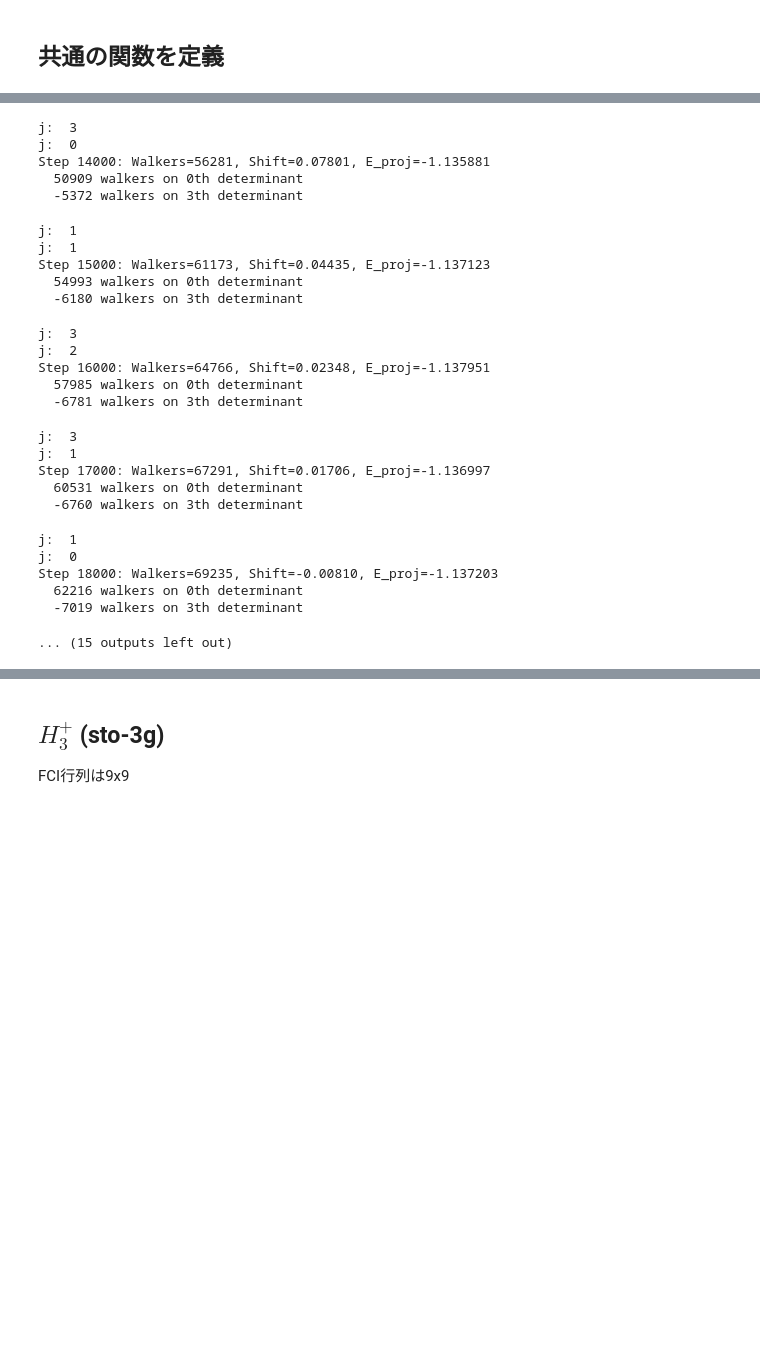
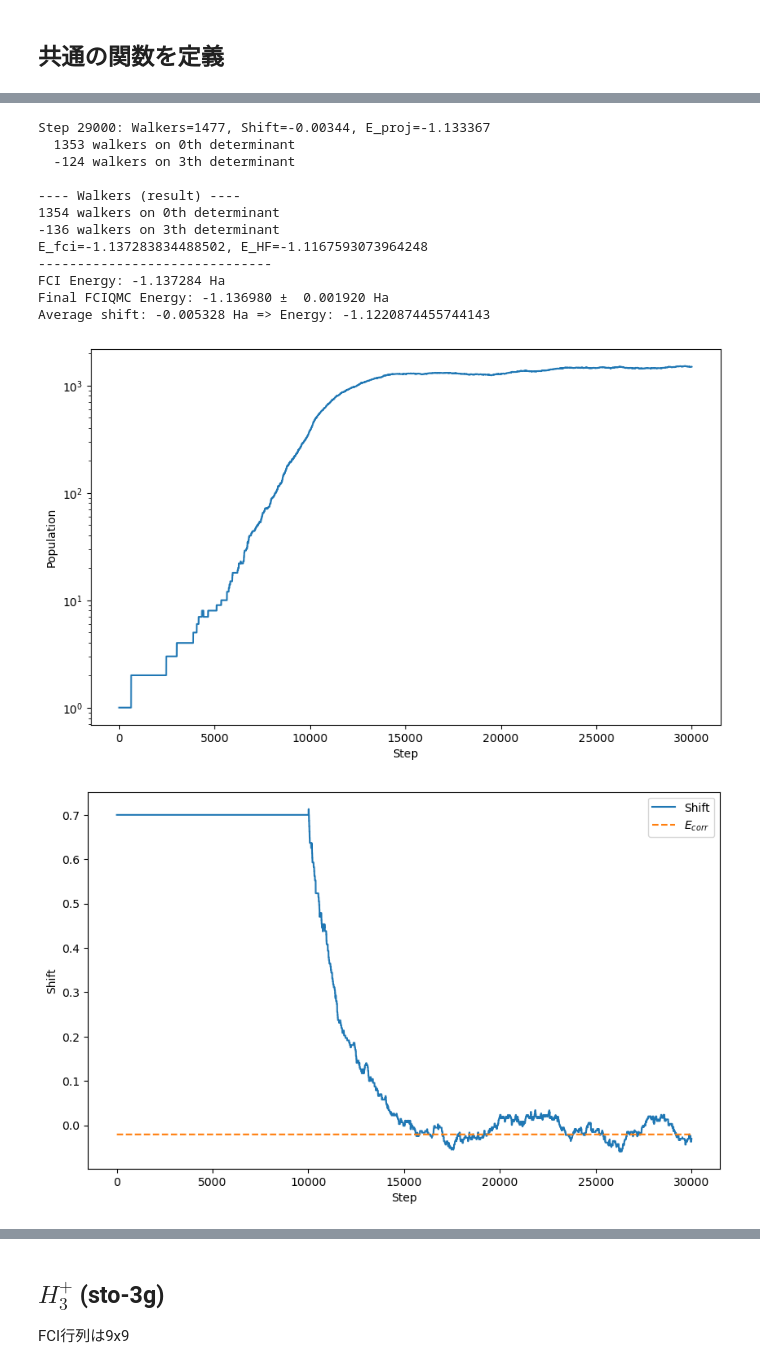
Before and after one commit to harada4atsushi/SeniorThesis, a Jupyter notebook: FCIQMC.ipynb, the cells around one changed output, grey strips where cells are left out. Drawn from its saved outputs; the diff is of its cells as text; code cells hidden in the pictures; blank space fills up the shorter version.

```diff
--- a/FCIQMC.ipynb
+++ b/FCIQMC.ipynb
@@ -53,7 +53,7 @@ def build_hamiltonian(mol):
 
 
 def FCIQMC(mol, shift=0, init_n_walker=1, n_steps=5000, step_starting_shift_upd=500, n_prod=2500,
-           shift_upd_interval=10, dt=0.001, damping=0.05):
+           shift_upd_interval=10, dt=0.001, damping=0.05, debug=True):
     """
     Full Configuration Interaction Quantum Monte Carlo (FCIQMC) を用いて基底状態エネルギーを推定する。
 
@@ -67,6 +67,7 @@ def FCIQMC(mol, shift=0, init_n_walker=1, n_steps=5000, step_starting_shift_upd=
         n_prod: E_projの平均を計算するステップ数（処理完了時からこのステップ数遡って平均を取る）
         dt: imaginary time step（時間刻み）。小さいほど安定するが計算コストが増える
         damping: Shift更新時の更新の程度表すパラメータ
+        debug: デバッグモード
 
 
     Returns:
@@ -116,7 +117,7 @@ def FCIQMC(mol, shift=0, init_n_walker=1, n_steps=5000, step_starting_shift_upd=
         tqdm.write(f"{v} walkers on {k}th determinant")
 
 
-    for step in tqdm(range(n_steps)):
+    for step in tqdm(range(n_steps), disable=(not debug)):
         new_walkers = defaultdict(int)
 
         # walkersが乗っている行列式の全てのインデックスを取得
@@ -206,21 +207,32 @@ def FCIQMC(mol, shift=0, init_n_walker=1, n_steps=5000, step_starting_shift_upd=
         # E_proj += mol.energy_nuc()
         hist_energy.append(E_proj)
 
-        if step % 1000 == 0:
+        if step % 1000 == 0 and debug:
             tqdm.write(f"Step {step}: Walkers={current_pop}, Shift={shift:.5f}, E_proj={E_proj:.6f}")
             for k, v in walkers.items():
                 if v != 0:
                     tqdm.write(f"  {v} walkers on {k}th determinant")
 
-    E_est = np.mean(hist_energy[-n_prod:]) # 最後のn_prodステップの平均
+    # n_prod件のhist_energyデータを10分割して平均を取り、標準偏差を求める
+    n_block = 10
+    hist_energy_prod = np.array(hist_energy[-n_prod:])
+    block_size = len(hist_energy_prod) // n_block
+    hist_energy_prod = hist_energy_prod[:n_block * block_size]  # 小数分を切り捨てる
+    blocks = hist_energy_prod.reshape(n_block, block_size)
+    block_means = blocks.mean(axis=1)
+    E_sd = np.std(block_means, ddof=1)
+    E_est = np.mean(block_means)
+
+    # E_est = np.mean(hist_energy_prod) # 最後のn_prodステップの平均
     avg_shift = np.mean(hist_shift[-n_prod:]) # 最後のn_prodステップの平均
+
 
     print('\n---- Walkers (result) ----')
     for k, v in walkers.items():
         if v != 0:
             print(f"{v} walkers on {k}th determinant")
 
-    return E_est, E_fci, E_HF, avg_shift, hist_population, hist_shift, hist_energy
+    return E_est, E_sd, E_fci, E_HF, avg_shift, hist_population, hist_shift, hist_energy
 
 
 def plot_result(E_fci, E_HF, hist_population, hist_shift, hist_energy):
@@ -256,15 +268,15 @@ from pyscf import gto
 
 # H2分子の定義 (0.74 Angstrom)
 mol = gto.M(atom='H 0 0 0; H 0 0 0.74', basis='sto-3g', verbose=0)
-E_est, E_fci, E_HF, avg_shift, hist_population, hist_shift, hist_energy = \
-    FCIQMC(mol, shift=0.7, init_n_walker=10, n_steps=30000, n_prod=5000, step_starting_shift_upd=10000)
+E_est, E_sd, E_fci, E_HF, avg_shift, hist_population, hist_shift, hist_energy = \
+    FCIQMC(mol, shift=0.7, init_n_walker=1, n_steps=30000, n_prod=10000, step_starting_shift_upd=10000)
 
 print(f"E_fci={E_fci}, E_HF={E_HF}")
 
 # 結果を出力
 print("-" * 30)
 print(f"FCI Energy: {E_fci:.6f} Ha")
-print(f"Final FCIQMC Energy: {E_est:.6f} Ha")
+print(f"Final FCIQMC Energy: {E_est:.6f} ± {E_sd: .6f} Ha")
 print(f"Average shift: {avg_shift:.6f} Ha => Energy: {avg_shift + E_HF}")
 plot_result(E_fci, E_HF, hist_population, hist_shift, hist_energy)
 # %% [output]
@@ -347,26 +377,14 @@ Step 13000: Walkers=49610, Shift=0.14838, E_proj=-1.137273
-j:  3
-j:  0
-Step 14000: Walkers=56281, Shift=0.07801, E_proj=-1.135881
-  50909 walkers on 0th determinant
-  -5372 walkers on 3th determinant
+Step 29000: Walkers=1477, Shift=-0.00344, E_proj=-1.133367
+  1353 walkers on 0th determinant
+  -124 walkers on 3th determinant
+
+---- Walkers (result) ----
+1354 walkers on 0th determinant
+-136 walkers on 3th determinant
+E_fci=-1.137283834488502, E_HF=-1.1167593073964248
+------------------------------
+FCI Energy: -1.137284 Ha
+Final FCIQMC Energy: -1.136980 ±  0.001920 Ha
+Average shift: -0.005328 Ha => Energy: -1.1220874455744143
-j:  1
-j:  1
-Step 15000: Walkers=61173, Shift=0.04435, E_proj=-1.137123
-  54993 walkers on 0th determinant
-  -6180 walkers on 3th determinant
-j:  3
-j:  2
-Step 16000: Walkers=64766, Shift=0.02348, E_proj=-1.137951
-  57985 walkers on 0th determinant
-  -6781 walkers on 3th determinant
-j:  3
-j:  1
-Step 17000: Walkers=67291, Shift=0.01706, E_proj=-1.136997
-  60531 walkers on 0th determinant
-  -6760 walkers on 3th determinant
-j:  1
-j:  0
-Step 18000: Walkers=69235, Shift=-0.00810, E_proj=-1.137203
-  62216 walkers on 0th determinant
-  -7019 walkers on 3th determinant
-... (15 outputs left out)
+[figure, added]
+[figure, added]
```
Also changed, not shown: parts of 6 cells of this notebook.
